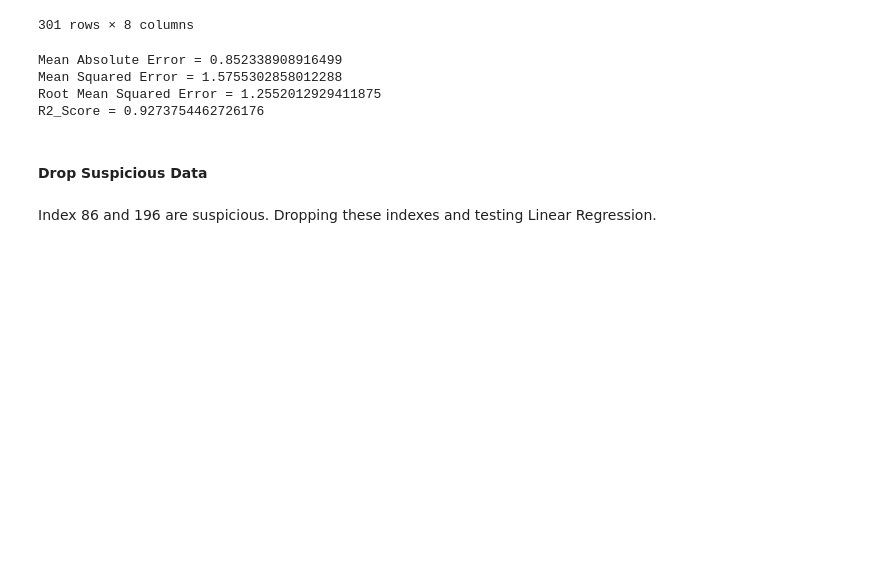
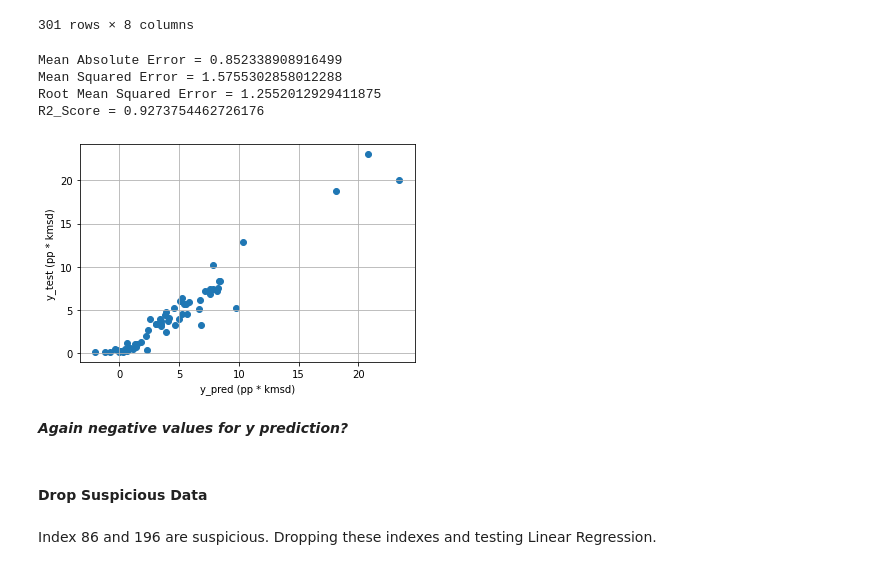
Before and after one commit to saeed-hmt/Machine-Learning, a Jupyter notebook: LinearRegression.ipynb, the cells around one changed output. Drawn from its saved outputs; the diff is of its cells as text; code cells hidden in the pictures; blank space fills up the shorter version.

```diff
--- a/LinearRegression.ipynb
+++ b/LinearRegression.ipynb
@@ -482,24 +520,42 @@ pd.DataFrame(normalized_encoded_x_pp_kmsd,
 | 300 | 0.060468 | 0.009938 | 0.0 | 0.0 | 0.0 | 0.0 | 0.133333 | ... |
 301 rows × 8 columns
 # %%
-x_train, x_test, y_train, y_test = train_test_split(normalized_encoded_x_pp_kmsd, y, test_size=0.2, random_state=1)
+x_train_pp_kmsd, \
+x_test_pp_kmsd, \
+y_train_pp_kmsd, \
+y_test_pp_kmsd = train_test_split(
+    normalized_encoded_x_pp_kmsd,
+    y,
+    test_size=0.2,
+    random_state=1
+)
 # %%
-reg = LinearRegression()
-reg.fit(x_train, y_train)
-y_pred = reg.predict(x_test)
-mae = metrics.mean_absolute_error(y_test, y_pred)
-mse = metrics.mean_squared_error(y_test, y_pred)
-rmse = np.sqrt(mse)
-r2_score = metrics.r2_score(y_test, y_pred)
-print(f'Mean Absolute Error = {mae}')
-print(f'Mean Squared Error = {mse}')
-print(f'Root Mean Squared Error = {rmse}')
-print(f'R2_Score = {r2_score}')
+reg_pp_kmsd = LinearRegression()
+reg_pp_kmsd.fit(x_train_pp_kmsd, y_train_pp_kmsd)
+y_pred_pp_kmsd = reg_pp_kmsd.predict(x_test_pp_kmsd)
+mae_pp_kmsd = metrics.mean_absolute_error(y_test_pp_kmsd, y_pred_pp_kmsd)
+mse_pp_kmsd = metrics.mean_squared_error(y_test_pp_kmsd, y_pred_pp_kmsd)
+rmse_pp_kmsd = np.sqrt(mse_pp_kmsd)
+r2_score_pp_kmsd = metrics.r2_score(y_test_pp_kmsd, y_pred_pp_kmsd)
+print(f'Mean Absolute Error = {mae_pp_kmsd}')
+print(f'Mean Squared Error = {mse_pp_kmsd}')
+print(f'Root Mean Squared Error = {rmse_pp_kmsd}')
+print(f'R2_Score = {r2_score_pp_kmsd}')
 # %% [output]
 Mean Absolute Error = 0.852338908916499
 Mean Squared Error = 1.5755302858012288
 Root Mean Squared Error = 1.2552012929411875
 R2_Score = 0.9273754462726176
+# %%
+plt.scatter(y_pred_pp_kmsd, y_test_pp_kmsd)
+plt.xlabel('y_pred (pp * kmsd)')
+plt.ylabel('y_test (pp * kmsd)')
+plt.grid()
+plt.show()
+# %% [output]
+[figure, added]
+# %% [markdown]
+***Again negative values for y prediction?***
 # %% [markdown]
 #### Drop Suspicious Data
 # %% [markdown]
```
Also changed, not shown: parts of 22 cells of this notebook.
